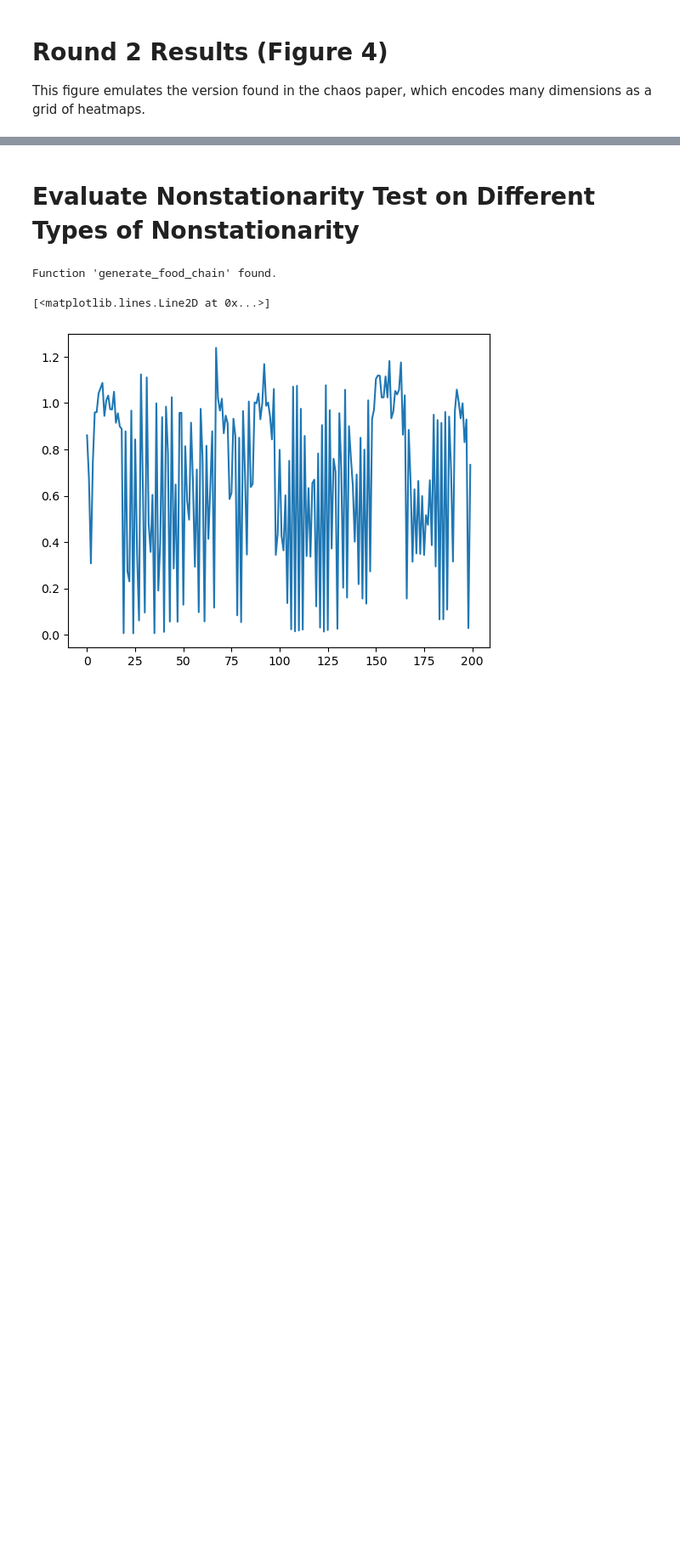
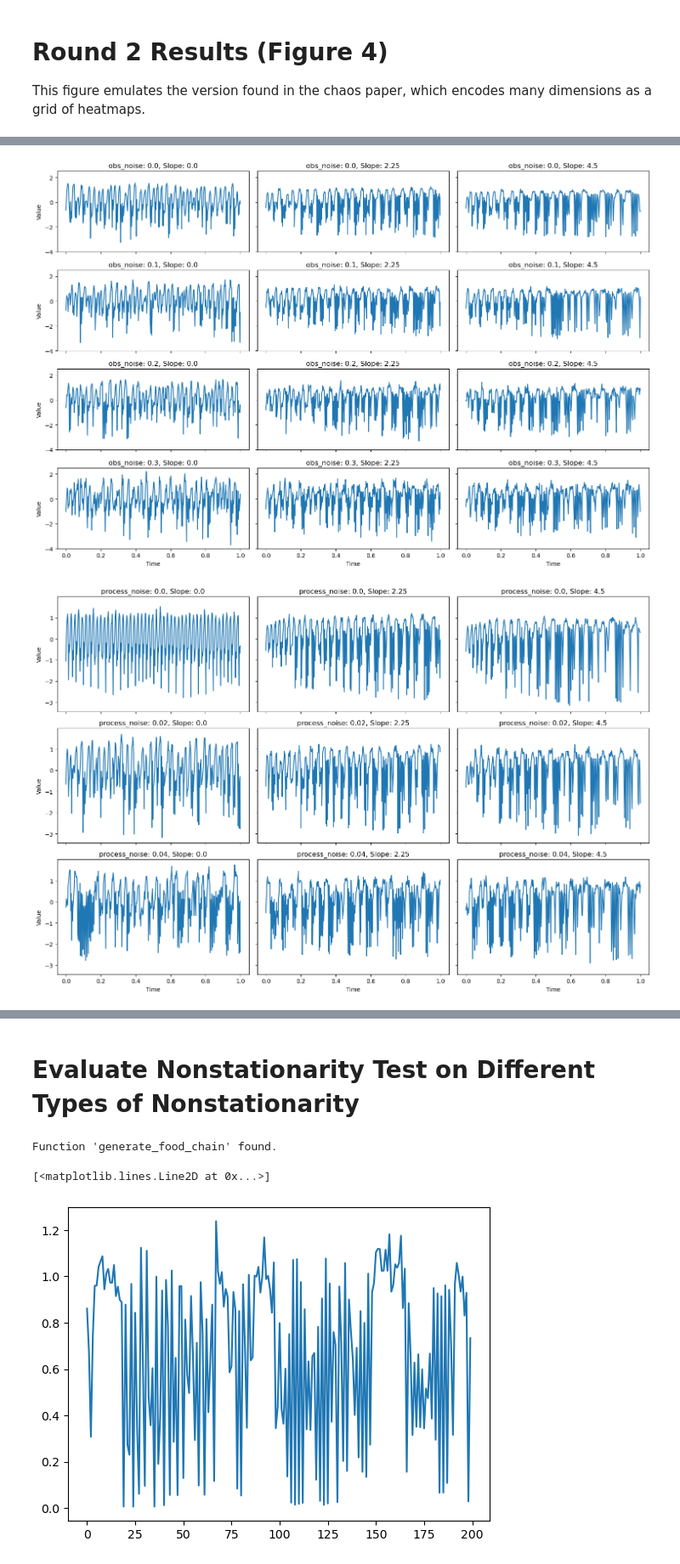
Before and after one commit to kenflat2/NS-Map, a Jupyter notebook: experiments/simulated_round_2/plot_round2_results.ipynb, the cells around one changed output, grey strips where cells are left out. Shown at 85% size. Drawn from its saved outputs; the diff is of its cells as text; code cells hidden in the pictures; blank space fills up the shorter version.

```diff
--- a/experiments/simulated_round_2/plot_round2_results.ipynb
+++ b/experiments/simulated_round_2/plot_round2_results.ipynb
@@ -204,0 +270,61 @@ plt.savefig("Figure_4.eps", format="eps", bbox_inches="tight")
+# %%
+tau = params["tau"]
+N_replicates = params["N_replicates"]
+resolution = params["resolution"]
+
+experiment_params = params["experiments"][1]["parameters"]
+
+default_length = experiment_params["default_length"]
+default_observation_noise = experiment_params["default_obs_noise"]
+default_process_noise = experiment_params["default_process_noise"]
+nonstat_param_base = experiment_params["nonstat_param_base"]
+# %%
+def plot_time_series_by_param(experiment_params, generate_function, param_name, param_values):
+    """
+    Create a grid of subplots for time series by varying a specific parameter.
+
+    Args:
+        experiment_params: Dictionary containing experiment parameters.
+        generate_function: Function to generate time series.
+        param_name: Name of the parameter being varied (e.g., 'obs_noise', 'process_noise', 'time_series_length').
+        param_values: List of values for the parameter being varied.
+    """
+    slopes = experiment_params["nonstat_param_slope"]
+
+    fig, axes = plt.subplots(len(param_values), len(slopes), figsize=(15, 10), sharex=True, sharey=True)
+
+    for i, param_value in enumerate(param_values):
+        for j, slope in enumerate(slopes):
+            t = np.linspace(0, 1, param_value if param_name == "time_series_length" else default_length)
+
+            # Pass ordered arguments to the generate function
+            time_series = generate_function(
+                param_value if param_name == "time_series_length" else default_length,
+                nonstat_param_base, slope,
+                default_observation_noise if param_name != "obs_noise" else param_value,
+                default_process_noise if param_name != "process_noise" else param_value
+            )
+
+            ax = axes[i, j]
+            ax.plot(t, time_series)
+            ax.set_title(f"{param_name}: {param_value}, Slope: {slope}")
+
+            if i == len(param_values) - 1:
+                ax.set_xlabel("Time")
+            if j == 0:
+                ax.set_ylabel("Value")
+
+    plt.tight_layout()
+    plt.show()
+
+# Example usage for observation noise
+plot_time_series_by_param(experiment_params, generate_food_chain, "obs_noise", experiment_params["obs_noise"])
+
+# Example usage for process noise
+plot_time_series_by_param(experiment_params, generate_food_chain, "process_noise", experiment_params["process_noise"])
+
+# Example usage for time series length
+plot_time_series_by_param(experiment_params, generate_food_chain, "time_series_length", experiment_params["time_series_length"])
+# %% [output]
+[figure, added]
+[figure, added]
```
Also changed, not shown: parts of 9 cells of this notebook, 39 other files.
